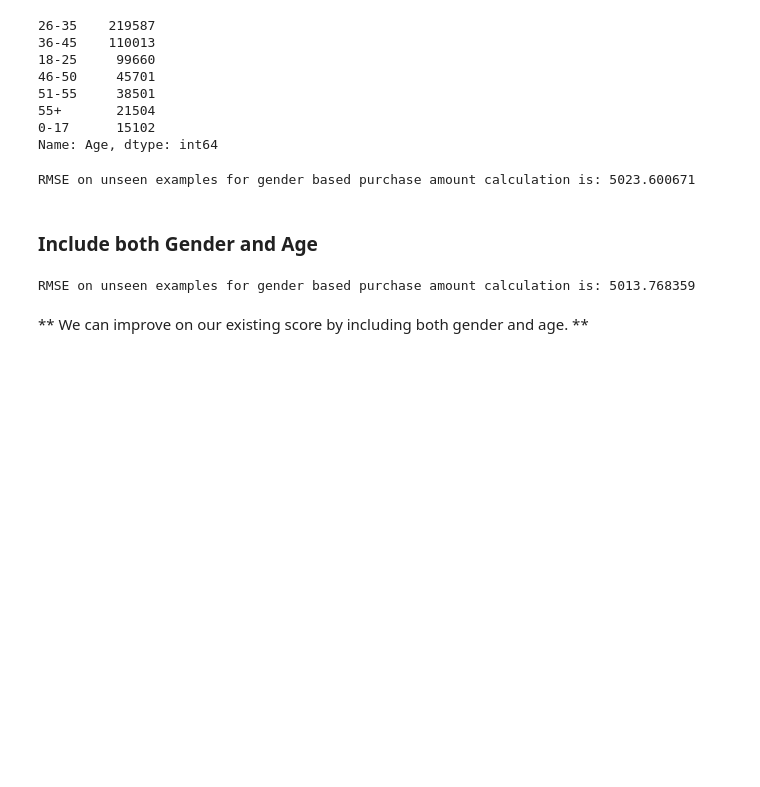
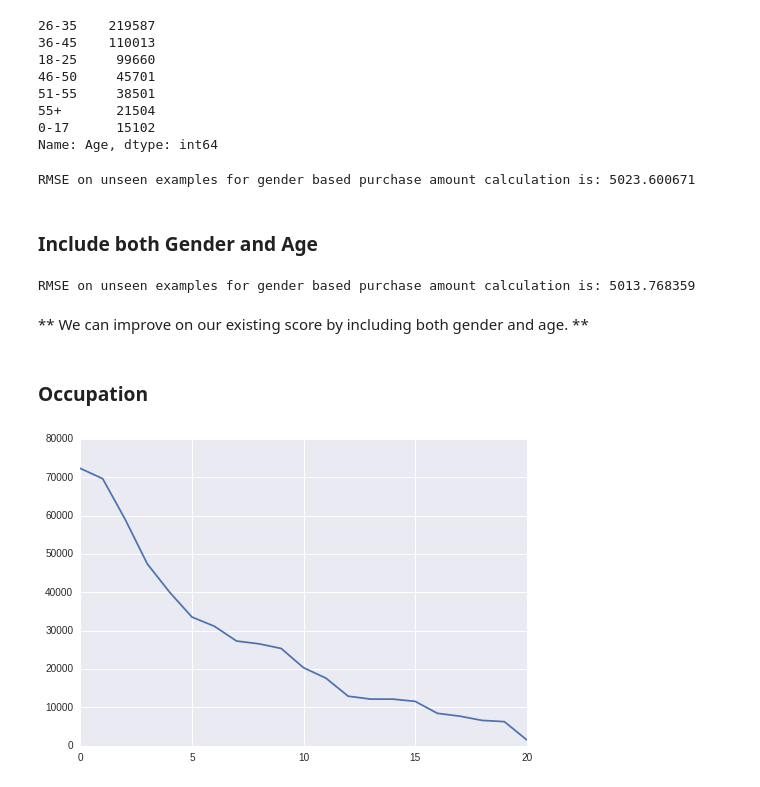
Before and after one commit to numb3r33/Black_Friday, a Jupyter notebook: notebooks/Black_Friday_Similarity_Based_Classifiers.ipynb, the cells around one changed output. Cells and saved outputs as stored; diff of their text form; code cells hidden in the pictures; blank space fills up the shorter version.

```diff
--- a/notebooks/Black_Friday_Similarity_Based_Classifiers.ipynb
+++ b/notebooks/Black_Friday_Similarity_Based_Classifiers.ipynb
@@ -199,3 +198,9 @@ print('RMSE on unseen examples for gender based purchase amount calculation is:
 RMSE on unseen examples for gender based purchase amount calculation is: 5013.768359
 # %% [markdown]
 ** We can improve on our existing score by including both gender and age. **
+# %% [markdown]
+### Occupation
+# %%
+train.Occupation.value_counts().reset_index()['Occupation'].plot();
+# %% [output]
+[figure, added]
```
Also changed, not shown: parts of 25 cells of this notebook.
